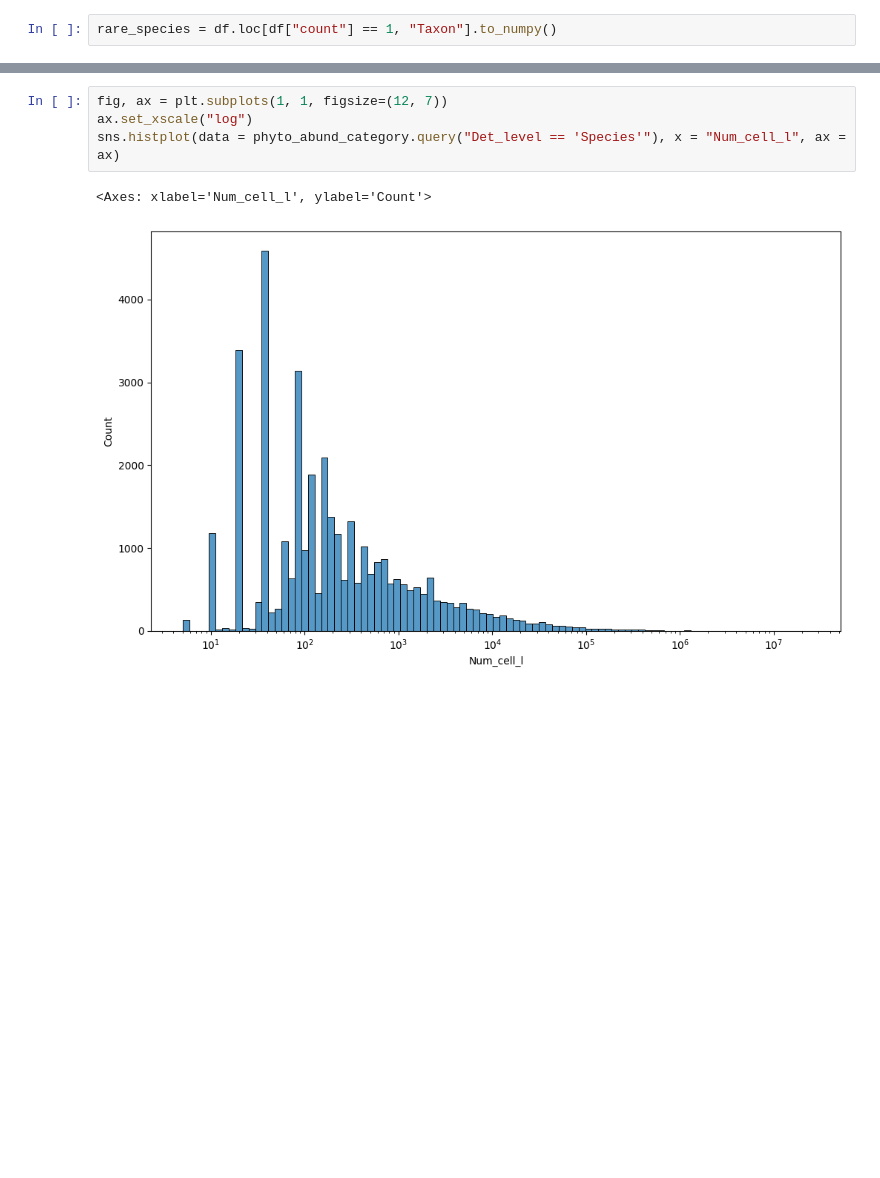
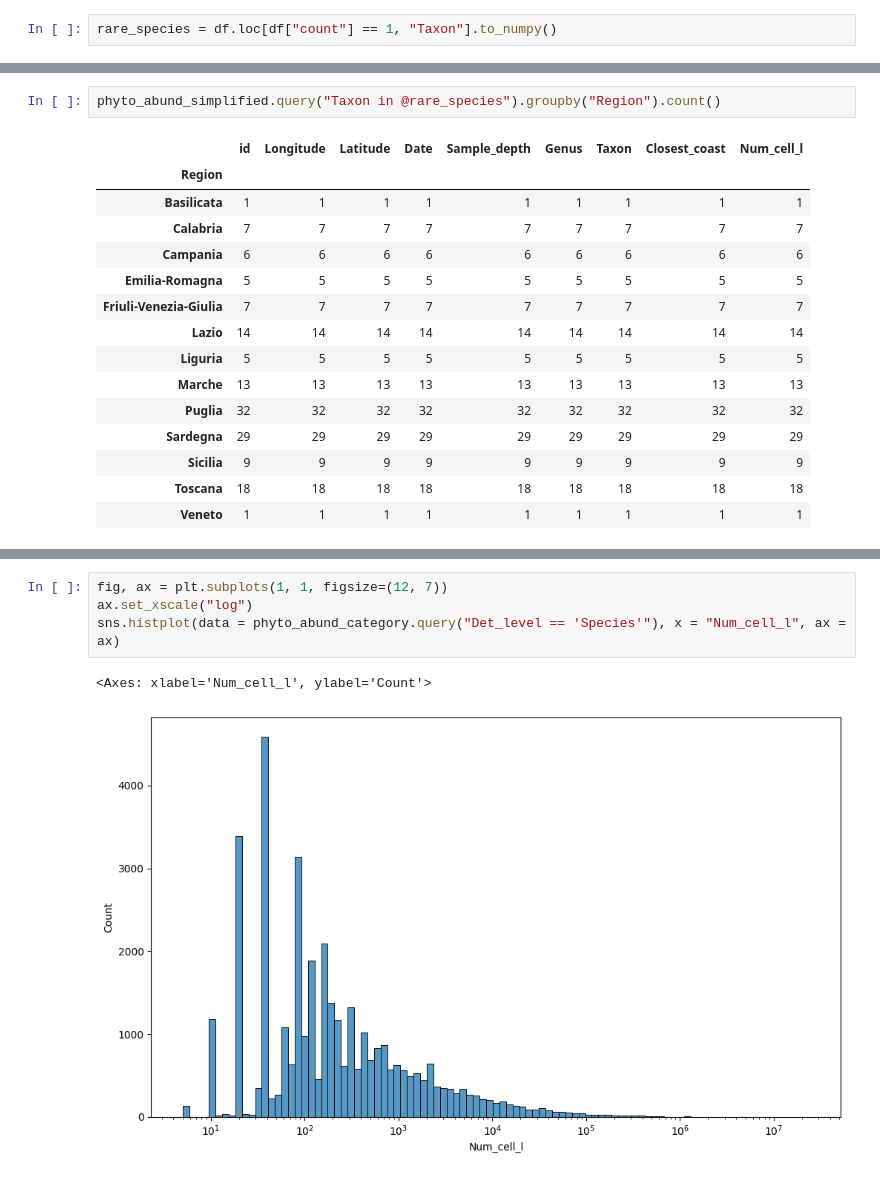
Before and after one commit to Alberto-Ghedin/ISPRA_20152017_Analysis, a Jupyter notebook: Report_with_outliers.ipynb, the cells around one changed output, grey strips where cells are left out. Drawn from its saved outputs; the diff is of its cells as text; blank space fills up the shorter version.

```diff
--- a/Report_with_outliers.ipynb
+++ b/Report_with_outliers.ipynb
@@ -764,0 +763,18 @@ phyto_abund_category.loc[(phyto_abund_category["Taxon"].isin(rare_species)) & (p
+# %%
+phyto_abund_simplified.query("Taxon in @rare_species").groupby("Region").count()
+# %% [output]
+|  | id | Longitude | Latitude | Date | Sample_depth | Genus | Taxon | Closest_coast | Num_cell_l |
+| Region |  |  |  |  |  |  |  |  |  |
+| Basilicata | 1 | 1 | 1 | 1 | 1 | 1 | 1 | 1 | 1 |
+| Calabria | 7 | 7 | 7 | 7 | 7 | 7 | 7 | 7 | 7 |
+| Campania | 6 | 6 | 6 | 6 | 6 | 6 | 6 | 6 | 6 |
+| Emilia-Romagna | 5 | 5 | 5 | 5 | 5 | 5 | 5 | 5 | 5 |
+| Friuli-Venezia-Giulia | 7 | 7 | 7 | 7 | 7 | 7 | 7 | 7 | 7 |
+| Lazio | 14 | 14 | 14 | 14 | 14 | 14 | 14 | 14 | 14 |
+| Liguria | 5 | 5 | 5 | 5 | 5 | 5 | 5 | 5 | 5 |
+| Marche | 13 | 13 | 13 | 13 | 13 | 13 | 13 | 13 | 13 |
+| Puglia | 32 | 32 | 32 | 32 | 32 | 32 | 32 | 32 | 32 |
+| Sardegna | 29 | 29 | 29 | 29 | 29 | 29 | 29 | 29 | 29 |
+| Sicilia | 9 | 9 | 9 | 9 | 9 | 9 | 9 | 9 | 9 |
+| Toscana | 18 | 18 | 18 | 18 | 18 | 18 | 18 | 18 | 18 |
+| Veneto | 1 | 1 | 1 | 1 | 1 | 1 | 1 | 1 | 1 |
```
Also changed, not shown: parts of 9 cells of this notebook.
